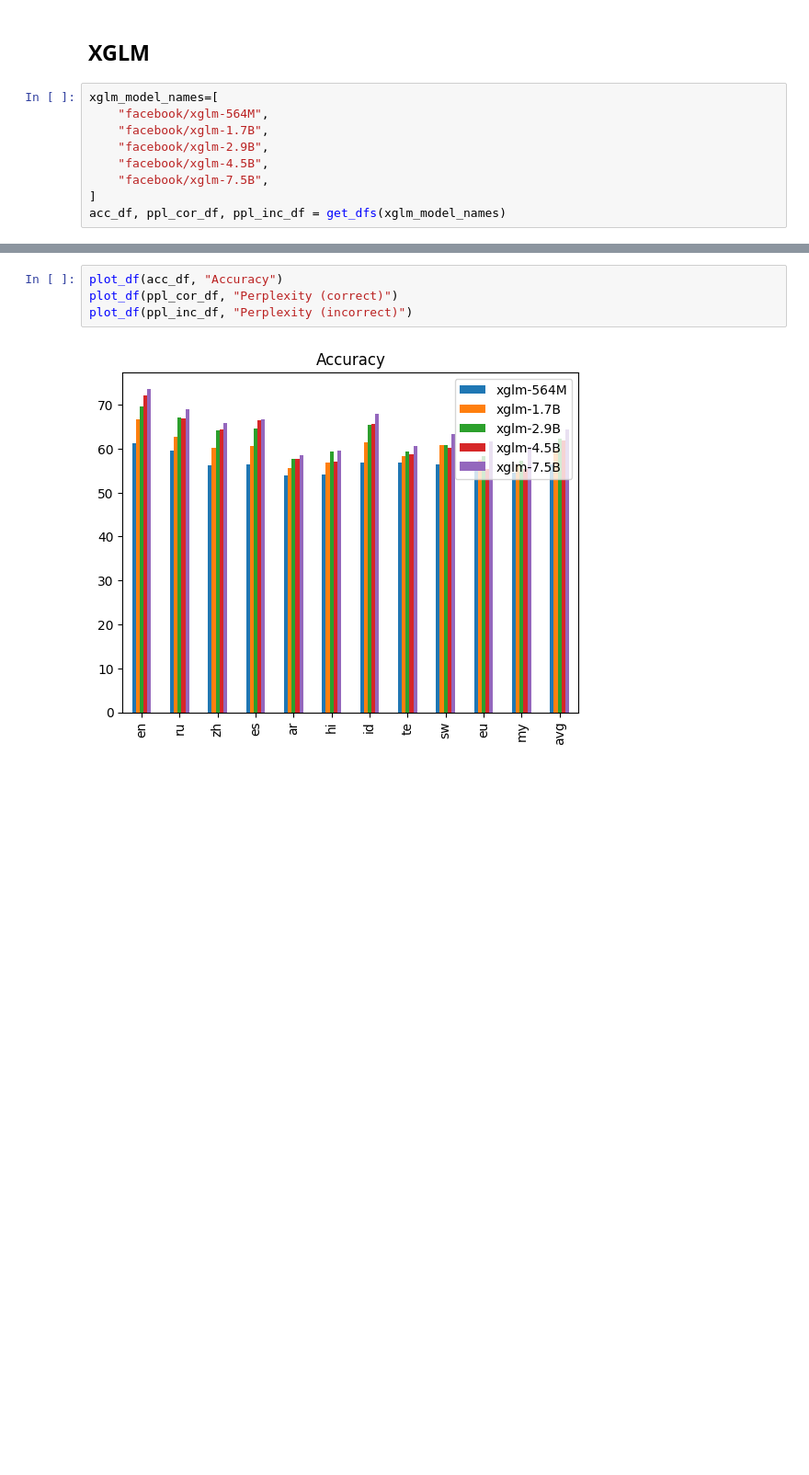
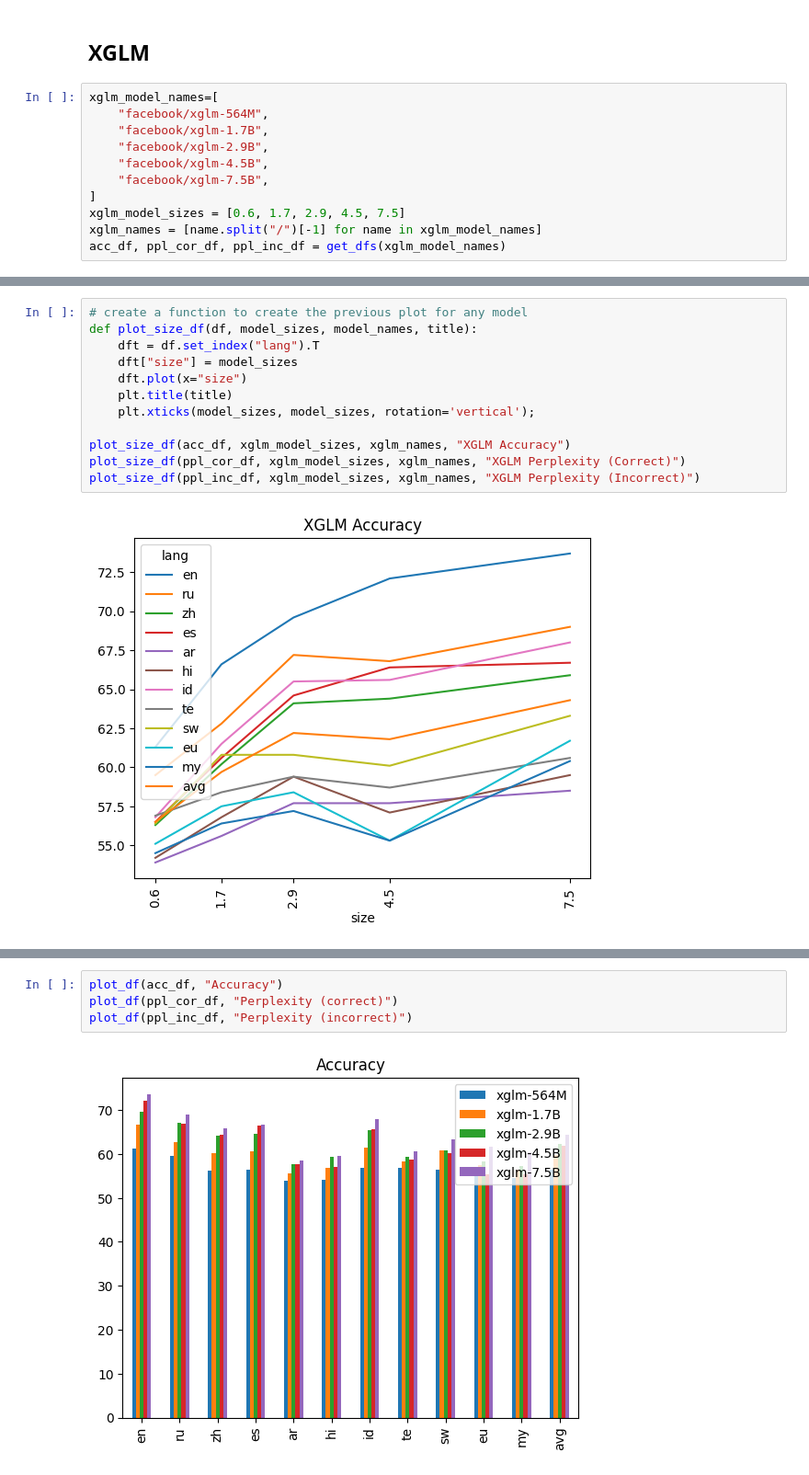
Before and after one commit to juletx/self-translate, a Jupyter notebook: evaluation/xstory_cloze.ipynb, the cells around one changed output, grey strips where cells are left out. Shown at 92% size. Saved outputs shown, nothing was run; the diff lists cells and outputs as text; blank space fills up the shorter version.

```diff
--- a/evaluation/xstory_cloze.ipynb
+++ b/evaluation/xstory_cloze.ipynb
@@ -61,4 +49,6 @@ xglm_model_names=[
     "facebook/xglm-4.5B",
     "facebook/xglm-7.5B",
 ]
+xglm_model_sizes = [0.6, 1.7, 2.9, 4.5, 7.5]
+xglm_names = [name.split("/")[-1] for name in xglm_model_names]
 acc_df, ppl_cor_df, ppl_inc_df = get_dfs(xglm_model_names)
@@ -80,0 +99,14 @@ acc_df
+# %%
+# create a function to create the previous plot for any model
+def plot_size_df(df, model_sizes, model_names, title):
+    dft = df.set_index("lang").T
+    dft["size"] = model_sizes
+    dft.plot(x="size")
+    plt.title(title)
+    plt.xticks(model_sizes, model_sizes, rotation='vertical');
+
+plot_size_df(acc_df, xglm_model_sizes, xglm_names, "XGLM Accuracy")
+plot_size_df(ppl_cor_df, xglm_model_sizes, xglm_names, "XGLM Perplexity (Correct)")
+plot_size_df(ppl_inc_df, xglm_model_sizes, xglm_names, "XGLM Perplexity (Incorrect)")
+# %% [output]
+[figure, added]
```
Also changed, not shown: parts of 14 cells of this notebook.
